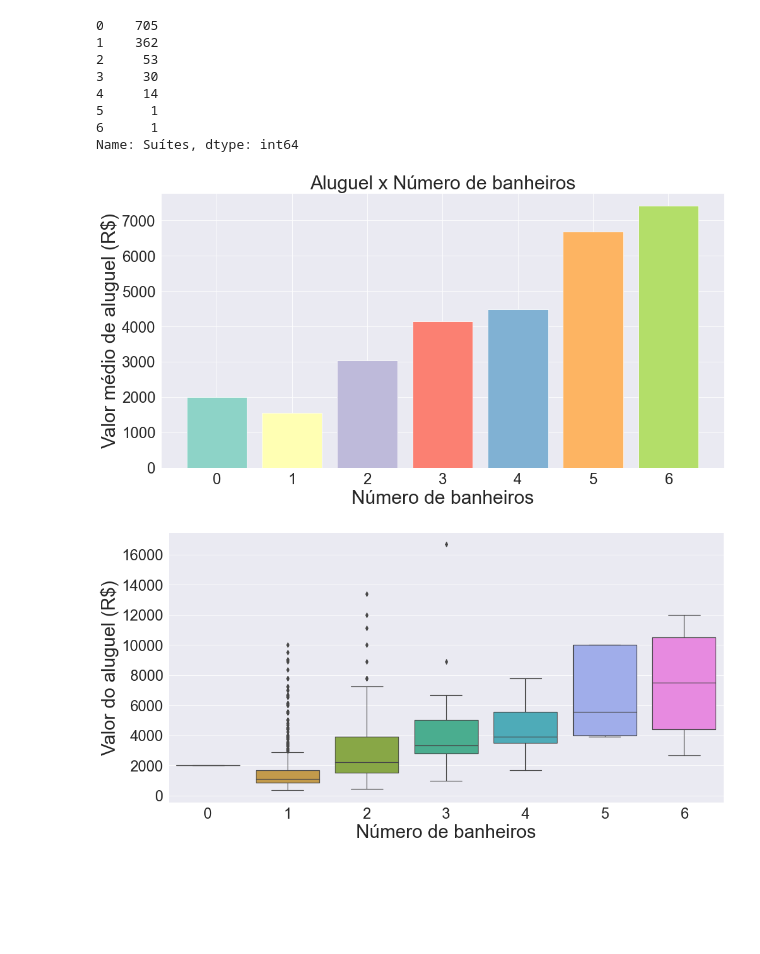
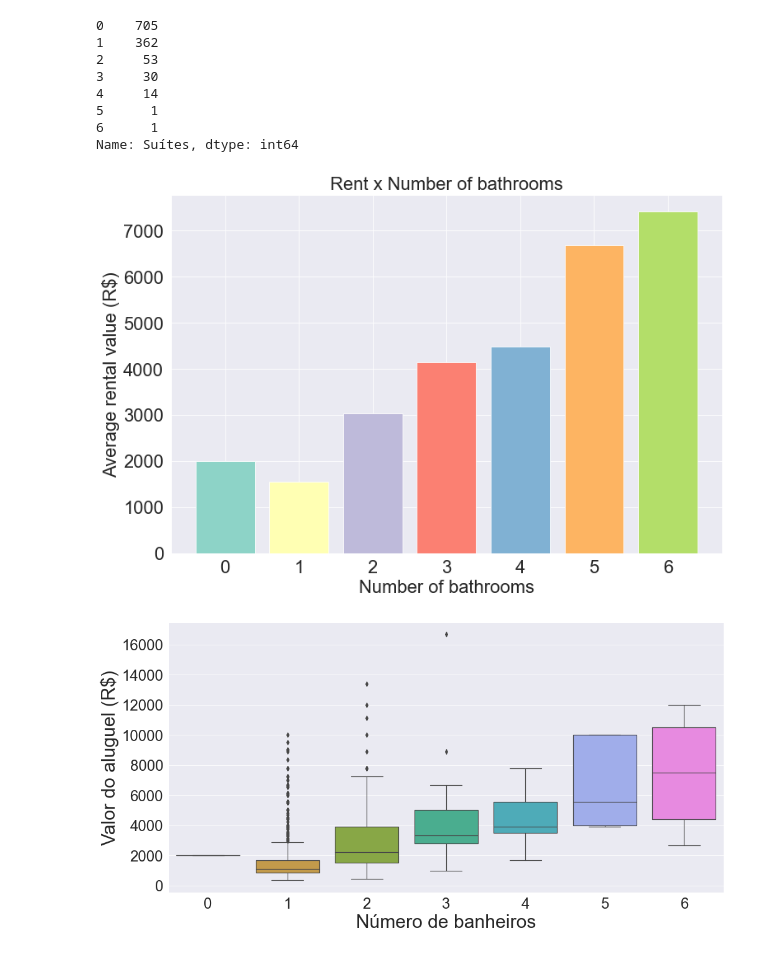
Before and after one commit to naomyduarteg/Aluguel_SaoCarlos_Python_Flask, a Jupyter notebook: data_analysis/data_analysis.ipynb, the cells around one changed output. Saved outputs shown, nothing was run; the diff lists cells and outputs as text; code cells hidden in the pictures; blank space fills up the shorter version.

```diff
--- a/data_analysis/data_analysis.ipynb
+++ b/data_analysis/data_analysis.ipynb
@@ -484,17 +485,17 @@ Name: Suítes, dtype: int64
 # %%
 barplot5 = df.groupby(['Banheiros'], as_index=False).mean()[['Banheiros', 'Valor_final']]
 
-plt.figure(figsize=(16,8))
+plt.figure(figsize=(12,8))
 colors = sns.color_palette('Set3')
 plt.bar(barplot5['Banheiros'], barplot5['Valor_final'], color=colors[:7])
-plt.xlabel('Número de banheiros', fontsize=30)
-plt.ylabel('Valor médio de aluguel (R$)', fontsize=30)
-plt.title('Aluguel x Número de banheiros', fontsize=30)
+plt.xlabel('Number of bathrooms', fontsize=22)
+plt.ylabel('Average rental value (R$)', fontsize=22)
+plt.title('Rent x Number of bathrooms', fontsize=22)
 #plt.savefig("img5.pdf")
-plt.tick_params(axis="both", labelsize=24)
+plt.tick_params(axis="both", labelsize=22)
 plt.show()
 # %% [output]
-[figure, old version]
+[figure, new version]
 # %%
 sns.set_style("darkgrid")
 sns.set_context('paper', font_scale=10)
```
Also changed, not shown: parts of 15 cells of this notebook, 24 other files.
